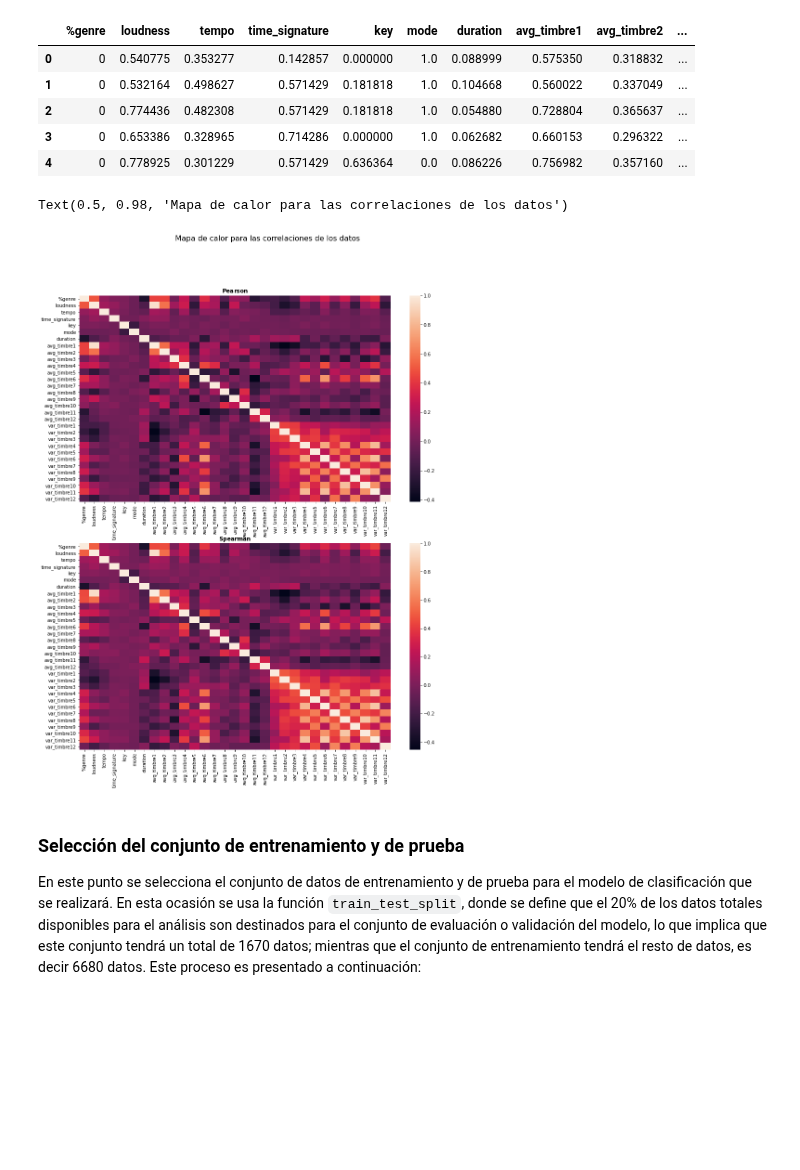
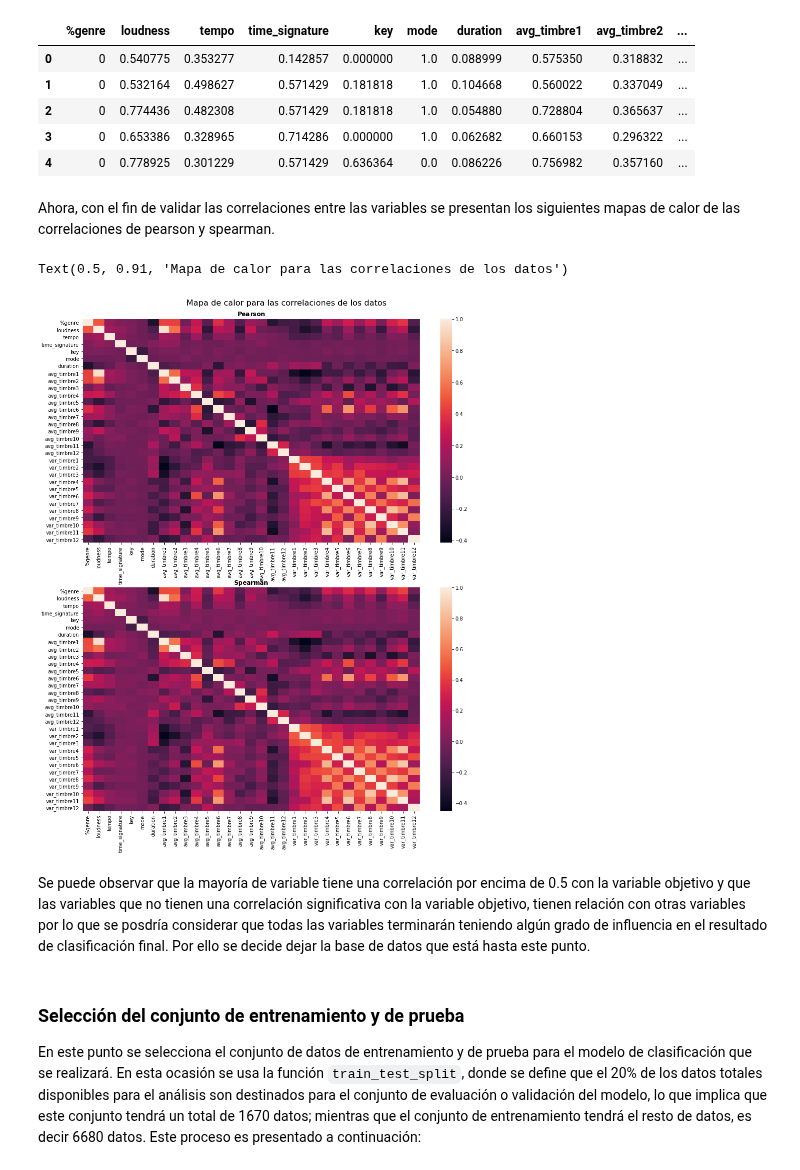
Before and after one commit to andresenrique08/ML_2020, a Jupyter notebook: Reto 3/Reto3_v1.ipynb, the cells around one changed output. Drawn from its saved outputs; the diff is of its cells as text; code cells hidden in the pictures; blank space fills up the shorter version.

```diff
--- a/Reto 3/Reto3_v1.ipynb
+++ b/Reto 3/Reto3_v1.ipynb
@@ -242,18 +243,22 @@ data_bin.head()
 | 2 | 0 | 0.774436 | 0.482308 | 0.571429 | 0.181818 | 1.0 | 0.054880 | 0.728804 | 0.365637 | ... |
 | 3 | 0 | 0.653386 | 0.328965 | 0.714286 | 0.000000 | 1.0 | 0.062682 | 0.660153 | 0.296322 | ... |
 | 4 | 0 | 0.778925 | 0.301229 | 0.571429 | 0.636364 | 0.0 | 0.086226 | 0.756982 | 0.357160 | ... |
+# %% [markdown]
+Ahora, con el fin de validar las correlaciones entre las variables se presentan los siguientes mapas de calor de las correlaciones de pearson y spearman.
 # %%
 fig = plt.figure(figsize =(15,18))
 plt.subplot(2,1,1)
 sns.heatmap(data_bin.corr(method ='pearson'))
 plt.title(r'$\bf{Pearson}$')
 plt.subplot(2,1,2)
 sns.heatmap(data_bin.corr(method ='spearman'))
 plt.title(r'$\bf{Spearman}$')
-fig.suptitle('Mapa de calor para las correlaciones de los datos', fontsize=16)
+fig.suptitle('Mapa de calor para las correlaciones de los datos', y=0.91, fontsize=16)
 # %% [output]
-Text(0.5, 0.98, 'Mapa de calor para las correlaciones de los datos')
+Text(0.5, 0.91, 'Mapa de calor para las correlaciones de los datos')
-[figure, old version]
+[figure, new version]
+# %% [markdown]
+Se puede observar que la mayoría de variable tiene una correlación por encima de 0.5 con la variable objetivo y que las variables que no tienen una correlación significativa con la variable objetivo, tienen relación con otras variables por lo que se posdría considerar que todas las variables terminarán teniendo algún grado de influencia en el resultado de clasificación final. Por ello se decide dejar la base de datos que está hasta este punto.
 # %% [markdown]
 ### Selección del conjunto de entrenamiento y de prueba
 
```
Also changed, not shown: parts of 44 cells of this notebook.
